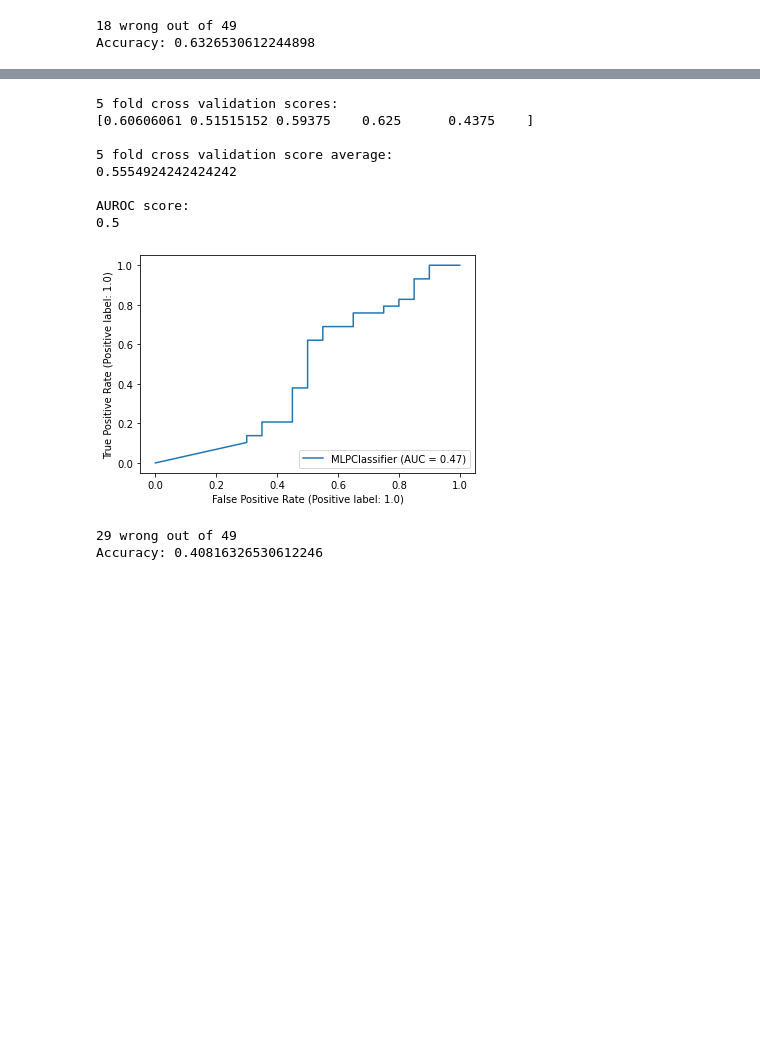
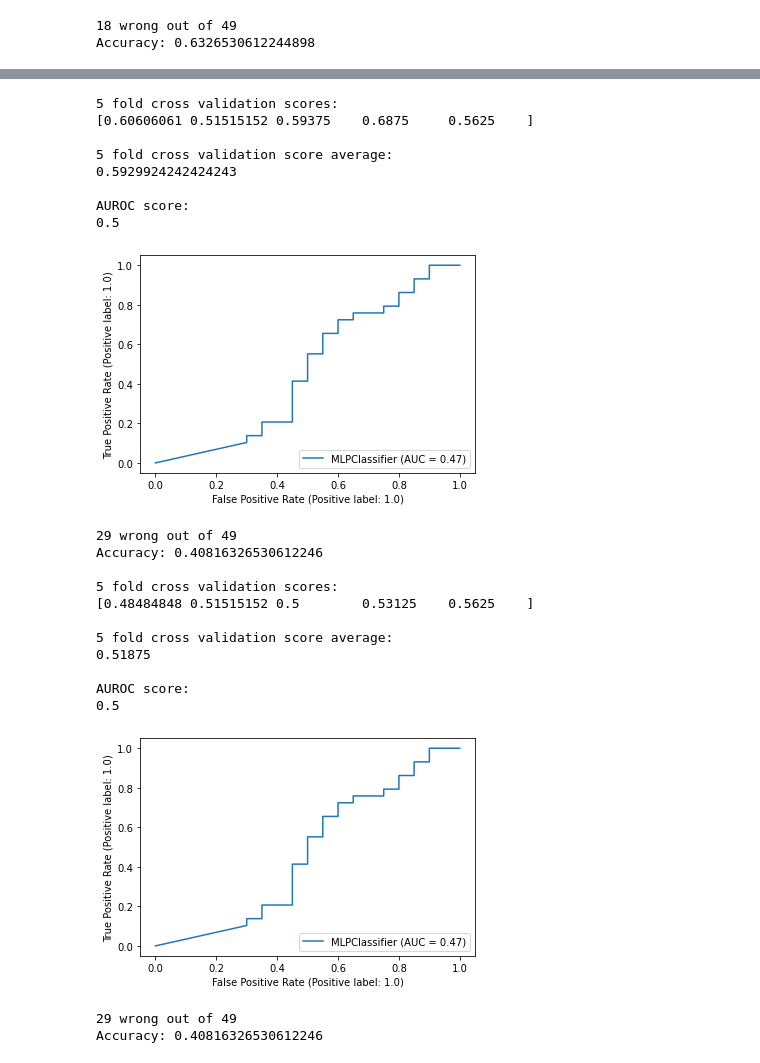
Before and after one commit to dhruv0811/GeneClassification, a Jupyter notebook: MicrogliaBinaryClassifier.ipynb, the cells around one changed output, grey strips where cells are left out. Saved outputs shown, nothing was run; the diff lists cells and outputs as text; code cells hidden in the pictures; blank space fills up the shorter version.

```diff
--- a/MicrogliaBinaryClassifier.ipynb
+++ b/MicrogliaBinaryClassifier.ipynb
@@ -12,6 +12,7 @@ import operator
 # %%
 X_train, X_test, y_train, y_test, X_full, y_full = load_and_format_training_data('alz/microglia/saved_full_train.pkl')
 scores = {}
+scores_no_tuning = {}
 # %%
 svm_linear = svm.SVC(kernel='linear')
 svm_linear.fit(X_train, y_train)
@@ -173,17 +229,30 @@ Accuracy: 0.5102040816326531
 # %%
 mlp = MLPClassifier(max_iter=1000)
 mlp.fit(X_train, y_train)
 evaluate_model(mlp, X_full, y_full, X_test, y_test, scores)
+evaluate_model(mlp, X_full, y_full, X_test, y_test, scores_no_tuning)
 # %% [output]
 5 fold cross validation scores:
-[0.60606061 0.51515152 0.59375    0.625      0.4375    ]
+[0.60606061 0.51515152 0.59375    0.6875     0.5625    ]
 
 5 fold cross validation score average:
-0.5554924242424242
+0.5929924242424243
 
 AUROC score:
 0.5
-[figure, old version]
+[figure, new version]
 29 wrong out of 49
 Accuracy: 0.40816326530612246
+
+5 fold cross validation scores:
+[0.48484848 0.51515152 0.5        0.53125    0.5625    ]
+
+5 fold cross validation score average:
+0.51875
+
+AUROC score:
+0.5
+[figure, added]
+29 wrong out of 49
+Accuracy: 0.40816326530612246
 # %%
```
Also changed, not shown: parts of 13 cells of this notebook, 1 other file.
